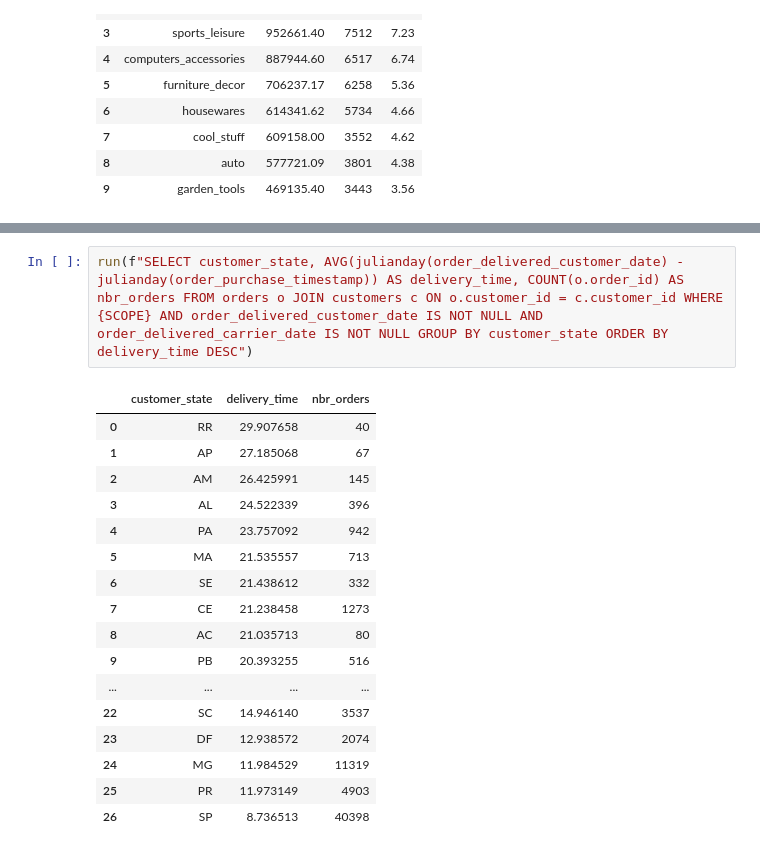
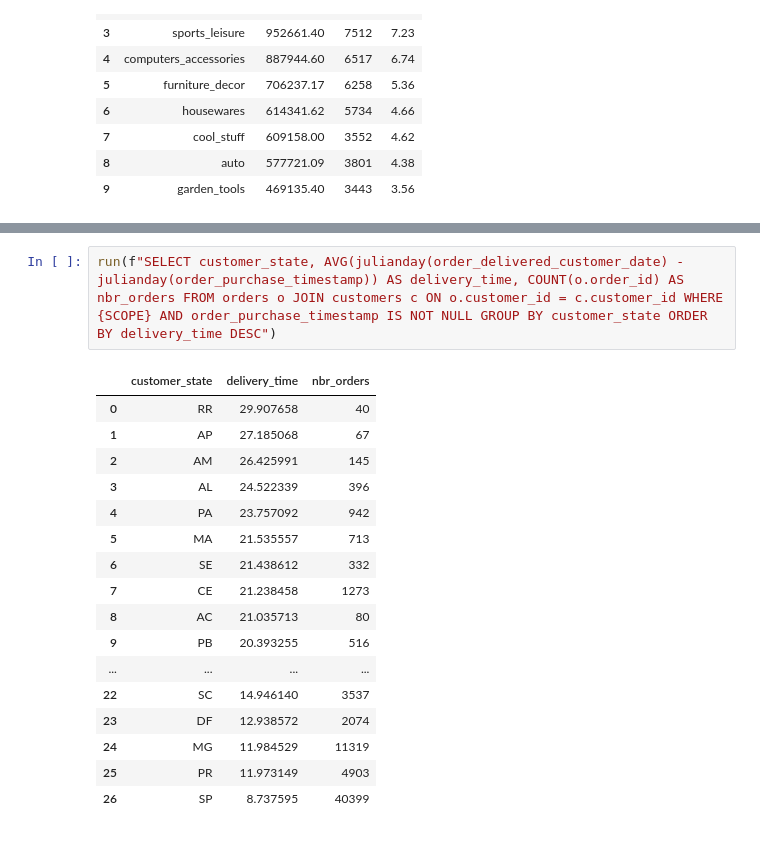
Before and after one commit to PedroAraigiH/olist-sql-analysis, a Jupyter notebook: analysis.ipynb, the cells around one changed output, grey strips where cells are left out. Saved outputs shown, nothing was run; the diff lists cells and outputs as text.

```diff
--- a/analysis.ipynb
+++ b/analysis.ipynb
@@ -637,20 +625,20 @@ df.plot(
 # %%
-run(f"SELECT customer_state, AVG(julianday(order_delivered_customer_date) - julianday(order_purchase_timestamp)) AS delivery_time, COUNT(o.order_id) AS nbr_orders FROM orders o JOIN customers c ON o.customer_id = c.customer_id WHERE {SCOPE} AND order_delivered_customer_date IS NOT NULL AND order_delivered_carrier_date IS NOT NULL GROUP BY customer_state ORDER BY delivery_time DESC")
+run(f"SELECT customer_state, AVG(julianday(order_delivered_customer_date) - julianday(order_purchase_timestamp)) AS delivery_time, COUNT(o.order_id) AS nbr_orders FROM orders o JOIN customers c ON o.customer_id = c.customer_id WHERE {SCOPE} AND order_purchase_timestamp IS NOT NULL GROUP BY customer_state ORDER BY delivery_time DESC")
 # %% [output]
 |  | customer_state | delivery_time | nbr_orders |
 | 0 | RR | 29.907658 | 40 |
 | 1 | AP | 27.185068 | 67 |
 | 2 | AM | 26.425991 | 145 |
 | 3 | AL | 24.522339 | 396 |
 | 4 | PA | 23.757092 | 942 |
 | 5 | MA | 21.535557 | 713 |
 | 6 | SE | 21.438612 | 332 |
 | 7 | CE | 21.238458 | 1273 |
 | 8 | AC | 21.035713 | 80 |
 | 9 | PB | 20.393255 | 516 |
 | ... | ... | ... | ... |
 | 22 | SC | 14.946140 | 3537 |
 | 23 | DF | 12.938572 | 2074 |
 | 24 | MG | 11.984529 | 11319 |
 | 25 | PR | 11.973149 | 4903 |
-| 26 | SP | 8.736513 | 40398 |
+| 26 | SP | 8.737595 | 40399 |
```
Also changed, not shown: parts of 21 cells of this notebook, 4 other files.
